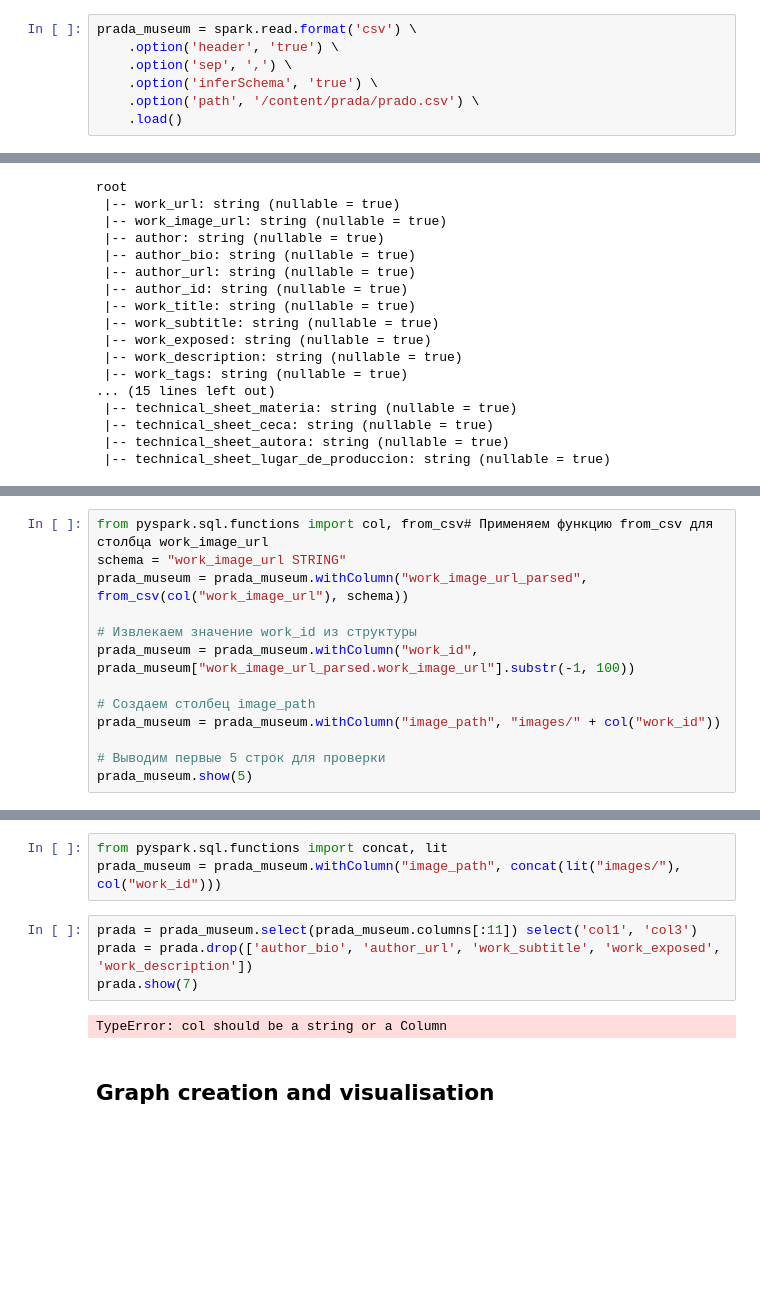
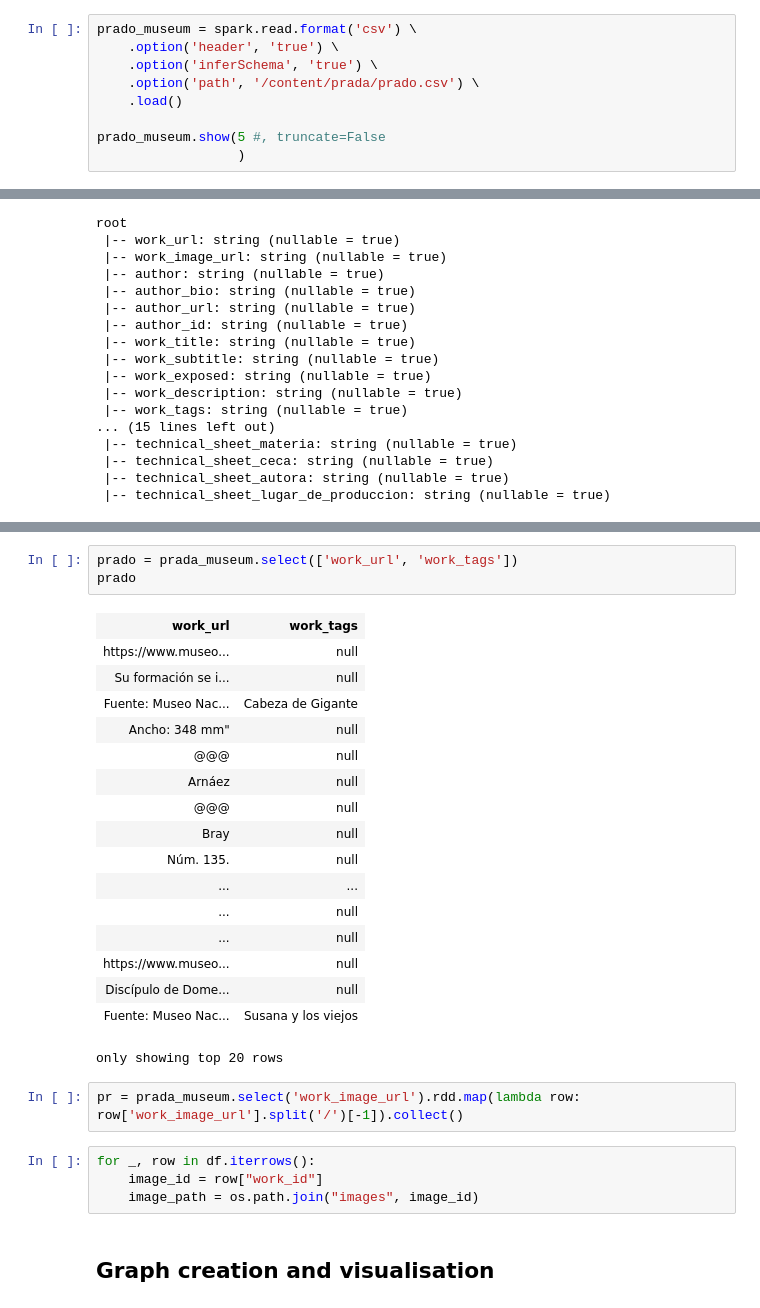
Before and after one commit to dariashcherbakovaaa/Algorithms-for-massive-data, a Jupyter notebook: Algorithms_for_massive_data.ipynb, the cells around one changed output, grey strips where cells are left out. Cells and saved outputs as stored; diff of their text form; blank space fills up the shorter version.

```diff
--- a/Algorithms_for_massive_data.ipynb
+++ b/Algorithms_for_massive_data.ipynb
@@ -62,7 +54,9 @@ df[['work_url', 'work_tags']].sample(9)
 # %%
-prada_museum = spark.read.format('csv') \
+prado_museum = spark.read.format('csv') \
     .option('header', 'true') \
-    .option('sep', ',') \
     .option('inferSchema', 'true') \
     .option('path', '/content/prada/prado.csv') \
     .load()
+
+prado_museum.show(5 #, truncate=False
+                  )
@@ -104,13 +93,0 @@ only showing top 7 rows
-# %%
-from pyspark.sql.functions import col, from_csv# Применяем функцию from_csv для столбца work_image_url
-schema = "work_image_url STRING"
-prada_museum = prada_museum.withColumn("work_image_url_parsed", from_csv(col("work_image_url"), schema))
-
-# Извлекаем значение work_id из структуры
-prada_museum = prada_museum.withColumn("work_id", prada_museum["work_image_url_parsed.work_image_url"].substr(-1, 100))
-
-# Создаем столбец image_path
-prada_museum = prada_museum.withColumn("image_path", "images/" + col("work_id"))
-
-# Выводим первые 5 строк для проверки
-prada_museum.show(5)
@@ -128,12 +94,30 @@ only showing top 5 rows
-# %%
-from pyspark.sql.functions import concat, lit
-prada_museum = prada_museum.withColumn("image_path", concat(lit("images/"), col("work_id")))
-# %%
-prada = prada_museum.select(prada_museum.columns[:11]) select('col1', 'col3')
-prada = prada.drop(['author_bio', 'author_url', 'work_subtitle', 'work_exposed', 'work_description'])
-prada.show(7)
-# %% [output]
-TypeError: col should be a string or a Column
+# %%
+prado = prada_museum.select(['work_url', 'work_tags'])
+prado
+# %% [output]
+| work_url | work_tags |
+| https://www.museo... | null |
+| Su formación se i... | null |
+| Fuente: Museo Nac... | Cabeza de Gigante |
+| Ancho: 348 mm" | null |
+| @@@ | null |
+| Arnáez | null |
+| @@@ | null |
+| Bray | null |
+| Núm. 135. | null |
+| ... | ... |
+| ... | null |
+| ... | null |
+| https://www.museo... | null |
+| Discípulo de Dome... | null |
+| Fuente: Museo Nac... | Susana y los viejos |
+only showing top 20 rows
+# %%
+pr = prada_museum.select('work_image_url').rdd.map(lambda row: row['work_image_url'].split('/')[-1]).collect()
+# %%
+for _, row in df.iterrows():
+    image_id = row["work_id"]
+    image_path = os.path.join("images", image_id)
 # %% [markdown]
 ## Graph creation and visualisation
 # %%
```
Also changed, not shown: parts of 8 cells of this notebook.
